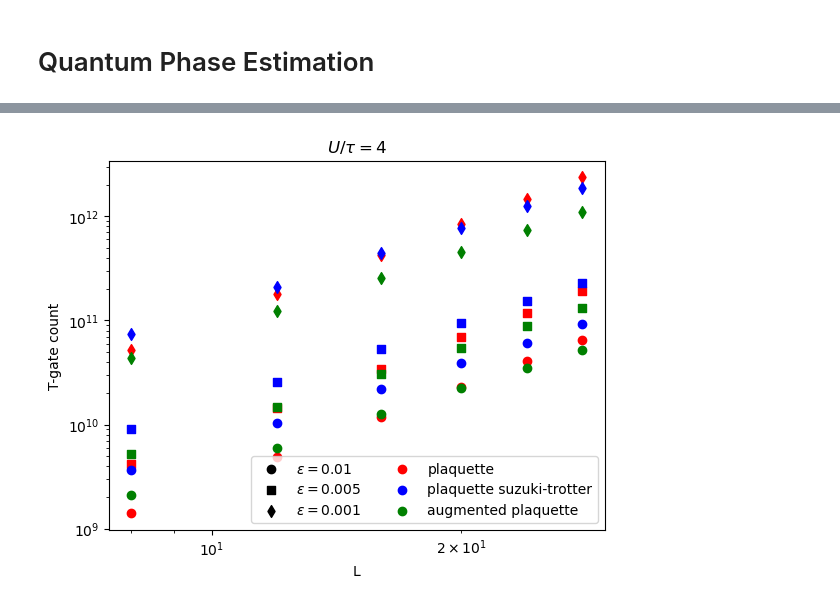
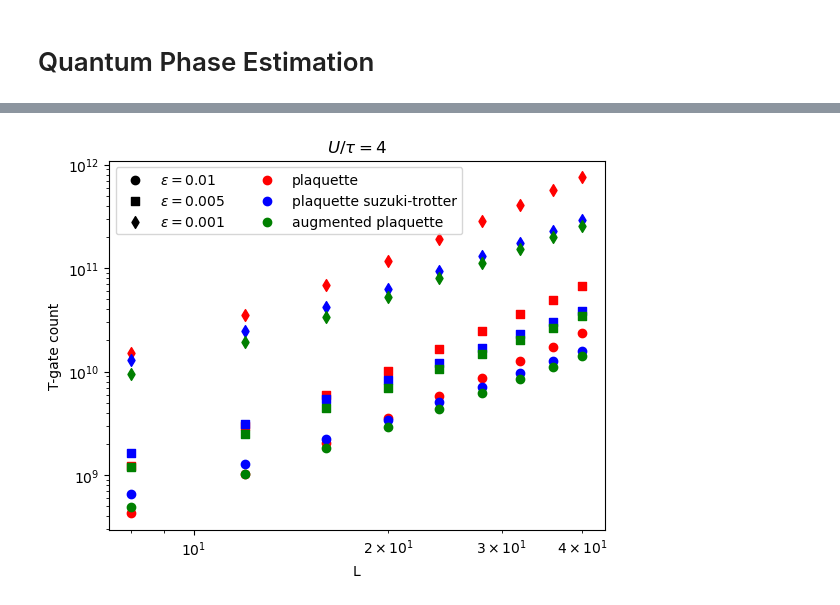
Before and after one commit to BjornTCC/lie-trotterization, a Jupyter notebook: square_lattice.ipynb, the cells around one changed output, grey strips where cells are left out. Saved outputs shown, nothing was run; the diff lists cells and outputs as text; code cells hidden in the pictures.

Commit message:
Fixed a few bugs, remade plots

```diff
--- a/square_lattice.ipynb
+++ b/square_lattice.ipynb
@@ -139,7 +143,7 @@ for gate_gen, color, comp_strat in zip([gates_2nd_order, gates_4th_order, gates_
 # %% [markdown]
 # Quantum Phase Estimation
 # %%
-tau = 1
+tau = 0.5
 U = 4
 x = 0.01
 
@@ -158,24 +162,28 @@ def get_trotter_count_func(type: str, s: int):
         )
     return f
 
+
 def gates_2nd_order(L: int) -> tuple[dict, ...]:
+    m = L**2//2
     return {
-        FreeFermionicC4Tile(): 3*L**2 // 2,
-        ShiftedOccupationPair(): L**2
-    }, {}
+        HWPGate({FreeFermionicC4Tile():L**2 // 2}, m): 3,
+        HWPGate({ShiftedOccupationPair():L**2}, 2*m): 1
+    }, {}#{HWPGate({ShiftedOccupationPair():L**2}, 2*m): 1}
 
 def gates_4th_order(L: int) -> tuple[dict, ...]:
+    m = L**2//2
     return {
-        FreeFermionicC4Tile(): 5*3*L**2 // 2,
-        ShiftedOccupationPair(): 5*L**2
-    }, {}
+        HWPGate({FreeFermionicC4Tile():L**2 // 2}, m): 15,
+        HWPGate({ShiftedOccupationPair():L**2}, 2*m): 5
+    }, {}#{HWPGate({ShiftedOccupationPair():L**2}, 2*m): 1}
 
 def gates_augmented(L: int) -> tuple[dict, ...]:
+    m = L**2//2
     return {
-        FreeFermionicC4Tile(): 5*L**2 // 2,
-        ShiftedOccupationPair(): 2*L**2,
-        SpinSymmetricMixedControlledHappa(): 2*L**2
-    }, {}
+       HWPGate({FreeFermionicC4Tile():L**2 // 2}, m): 6,
+         HWPGate({ShiftedOccupationPair():L**2}, 2*m): 2,
+        HWPGate({SpinSymmetricMixedControlledHappa(): L**2 // 2}, m): 4
+    }, {}#{HWPGate({FreeFermionicC4Tile():L**2 // 2}, m): 5, HWPGate({SpinSymmetricMixedControlledKappa(): L**2//2}, m): 8}
 # %%
 logeps_list = np.linspace(-5, -3, 10)
 eps_list = np.pow(10, logeps_list)
@@ -214,34 +222,34 @@ for gate_gen, color, comp_strat in zip([gates_2nd_order, gates_4th_order, gates_
 # %%
-Ls = [8, 12, 16, 20, 24, 28]
+Ls = [8, 12, 16, 20, 24, 28, 32, 36, 40]
 epss = [0.01, 0.005, 0.001]
 
 colors = ['r', 'b', 'g']
 marker_styles = ['o', 's', 'd']
 comp_strats = ["plaquette", "plaquette suzuki-trotter", "augmented plaquette"]
 
 for e, marker in zip(epss, marker_styles):
     plt.scatter([],[], c = "k", marker = marker, label = rf"$\varepsilon = {e}$")
 for strat, color in zip(comp_strats, colors):
     plt.scatter([],[], c = color, marker = "o", label = strat)
 
 plt.xscale("log")
 plt.yscale("log")
 plt.legend(ncol = 2)
 plt.xlabel(rf"L")
 plt.ylabel("T-gate count")
 plt.title(rf"$U / \tau = {U}$")
 
 for gate_gen, color, comp_strat in zip([gates_2nd_order, gates_4th_order, gates_augmented], colors, comp_strats):
     for e, marker_style in zip(epss, marker_styles):
         ys = []
         for L in Ls:
             t_gates, u_gates = gate_gen(L)
             ys.append(dict_to_t_count(adaptive_phase_estimation_resources(
                 e,
                 t_gates,
                 unitary_gates=u_gates,
                 simulation_steps_and_time_from_error=get_evolution_time_and_count_func(comp_strat, L),
                 x=x)))
         plt.scatter(Ls, ys, marker = marker_style, c = color)
 # %% [output]
-[figure, old version]
+[figure, new version]
```
Also changed, not shown: parts of 6 cells of this notebook, 3 other files.
